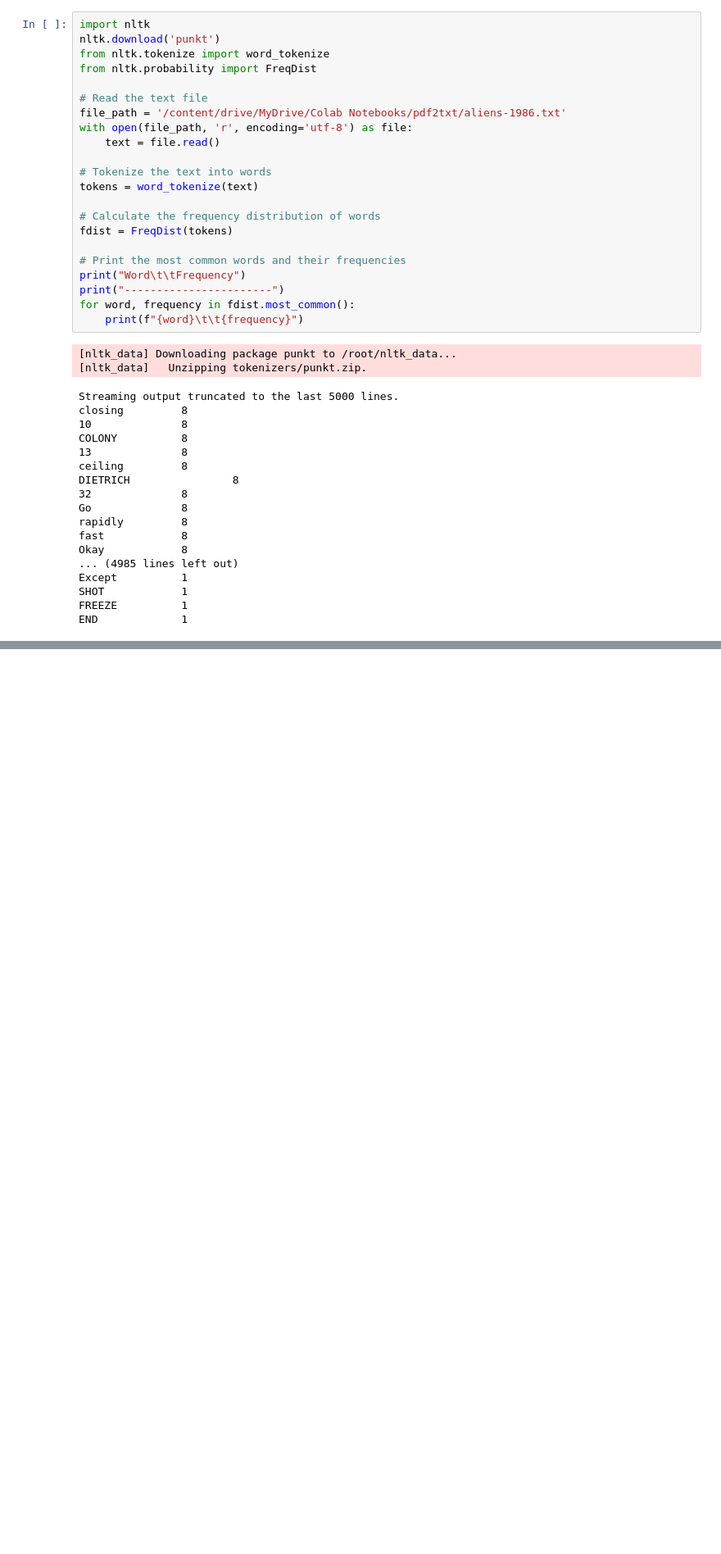
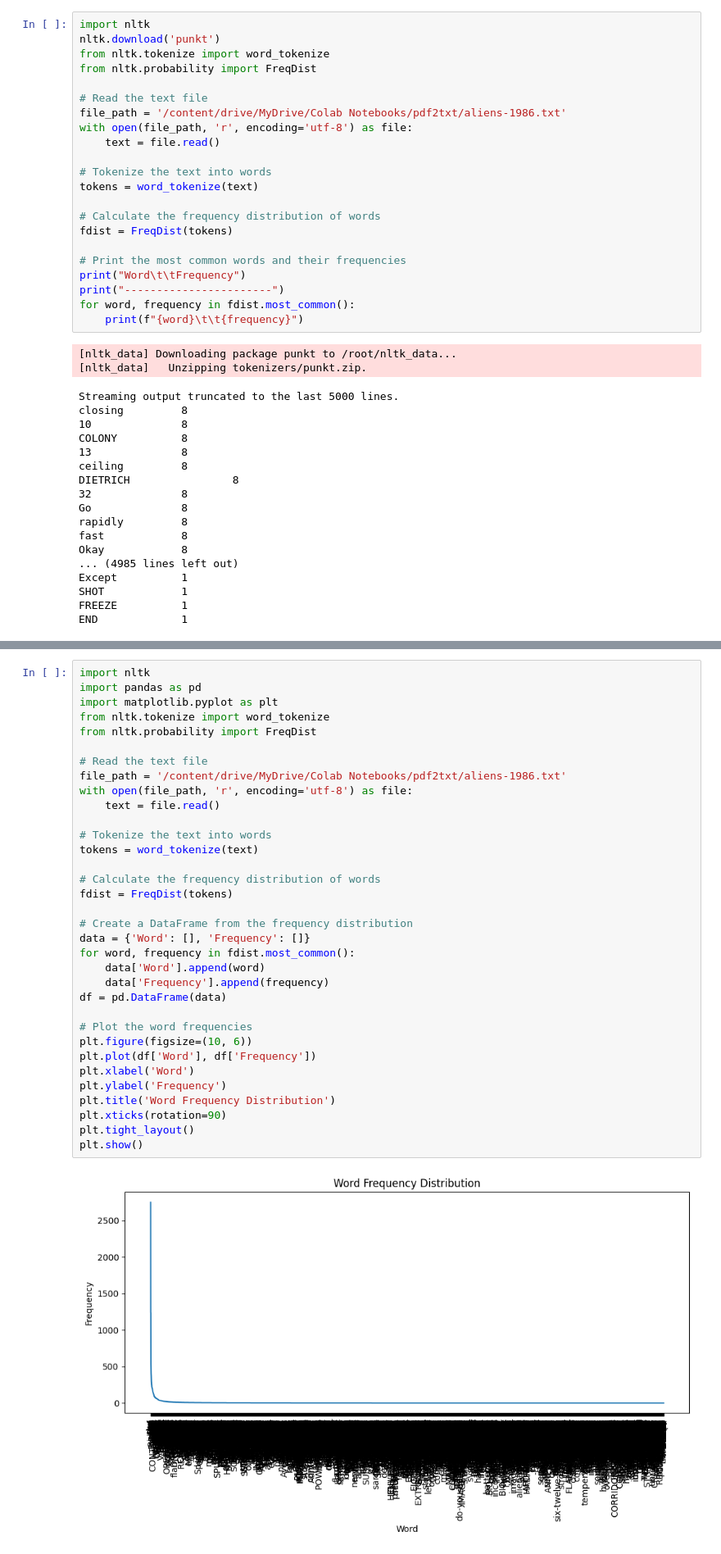
Before and after one commit to MehmetKay-sudo/Data_Science, a Jupyter notebook: textconv.ipynb, the cells around one changed output, grey strips where cells are left out. Shown at 82% size. Cells and saved outputs as stored; diff of their text form; blank space fills up the shorter version.

```diff
--- a/textconv.ipynb
+++ b/textconv.ipynb
@@ -94,0 +136,36 @@ END             1
+# %%
+import nltk
+import pandas as pd
+import matplotlib.pyplot as plt
+from nltk.tokenize import word_tokenize
+from nltk.probability import FreqDist
+
+# Read the text file
+file_path = '/content/drive/MyDrive/Colab Notebooks/pdf2txt/aliens-1986.txt'
+with open(file_path, 'r', encoding='utf-8') as file:
+    text = file.read()
+
+# Tokenize the text into words
+tokens = word_tokenize(text)
+
+# Calculate the frequency distribution of words
+fdist = FreqDist(tokens)
+
+# Create a DataFrame from the frequency distribution
+data = {'Word': [], 'Frequency': []}
+for word, frequency in fdist.most_common():
+    data['Word'].append(word)
+    data['Frequency'].append(frequency)
+df = pd.DataFrame(data)
+
+# Plot the word frequencies
+plt.figure(figsize=(10, 6))
+plt.plot(df['Word'], df['Frequency'])
+plt.xlabel('Word')
+plt.ylabel('Frequency')
+plt.title('Word Frequency Distribution')
+plt.xticks(rotation=90)
+plt.tight_layout()
+plt.show()
+# %% [output]
+[figure, added]
```
Also changed, not shown: parts of 1 cell of this notebook.
